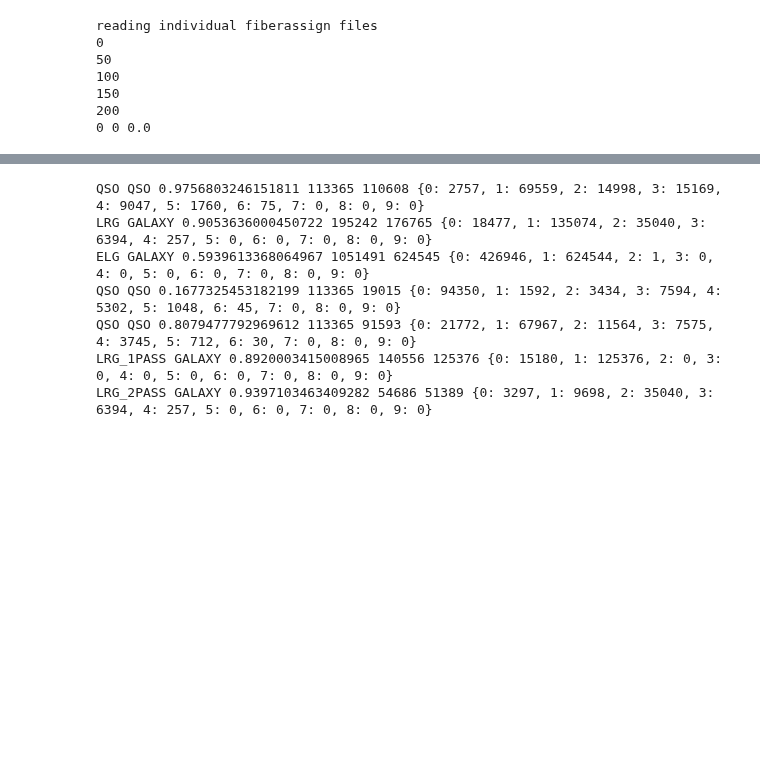
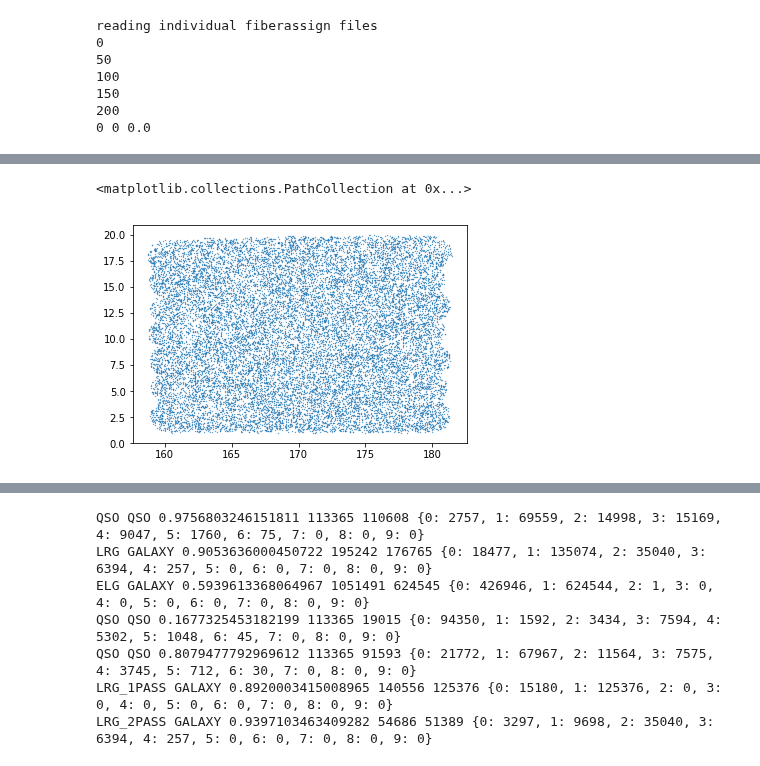
Before and after one commit to HiramHerrera/multipass, a Jupyter notebook: explore.ipynb, the cells around one changed output, grey strips where cells are left out. Drawn from its saved outputs; the diff is of its cells as text; code cells hidden in the pictures; blank space fills up the shorter version.

```diff
--- a/explore.ipynb
+++ b/explore.ipynb
@@ -133,0 +180,9 @@ reading individual fiberassign files
+# %%
+compiled=Table.read("myzcat_strategy_A.fits")
+# %%
+rr = np.random.random(len(compiled))
+ii = rr<0.01
+plt.scatter(compiled['RA'][ii], compiled['DEC'][ii], s=0.1)
+# %% [output]
+<matplotlib.collections.PathCollection at 0x...>
+[figure, added]
```
Also changed, not shown: parts of 9 cells of this notebook, 1 other file.
